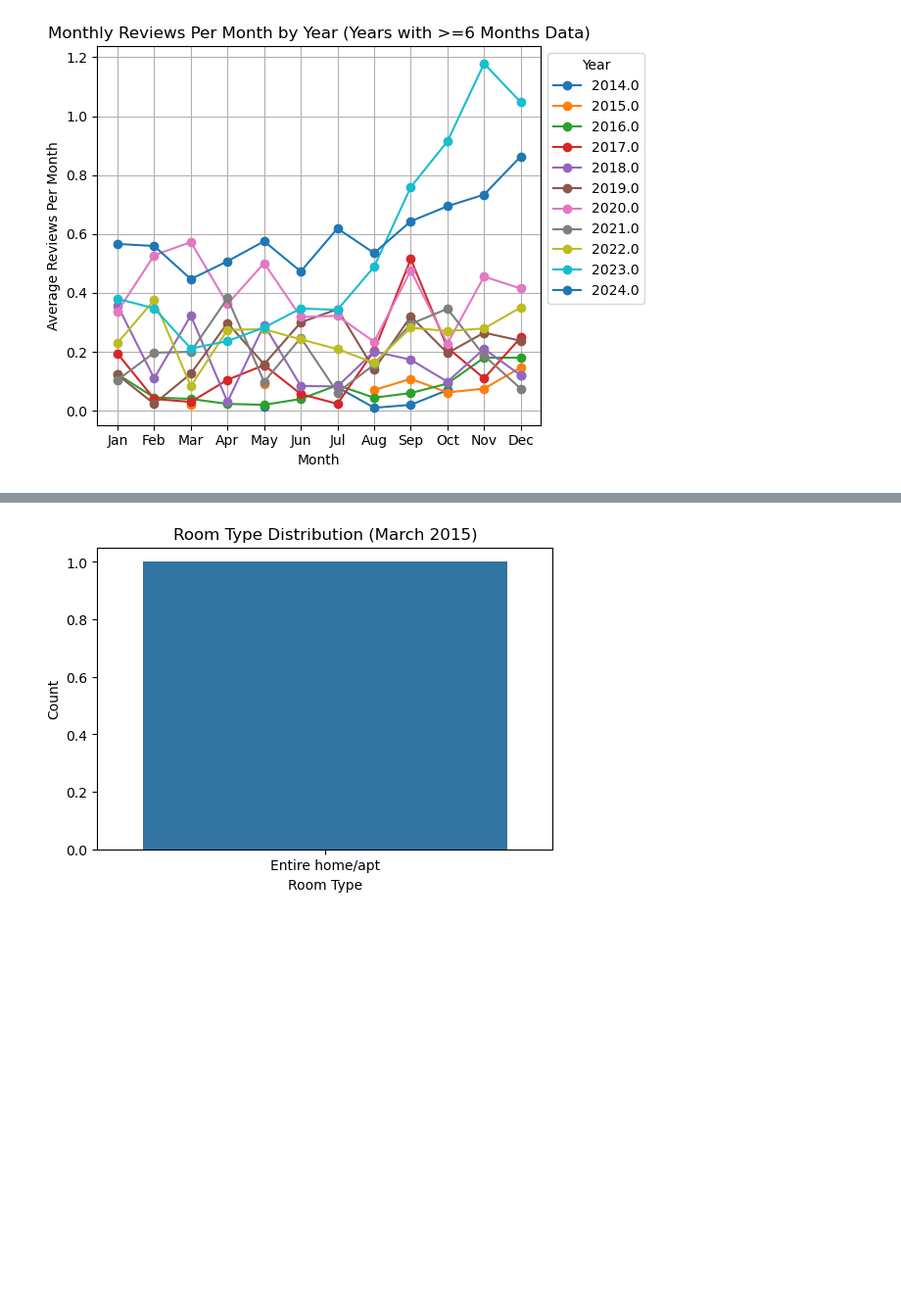
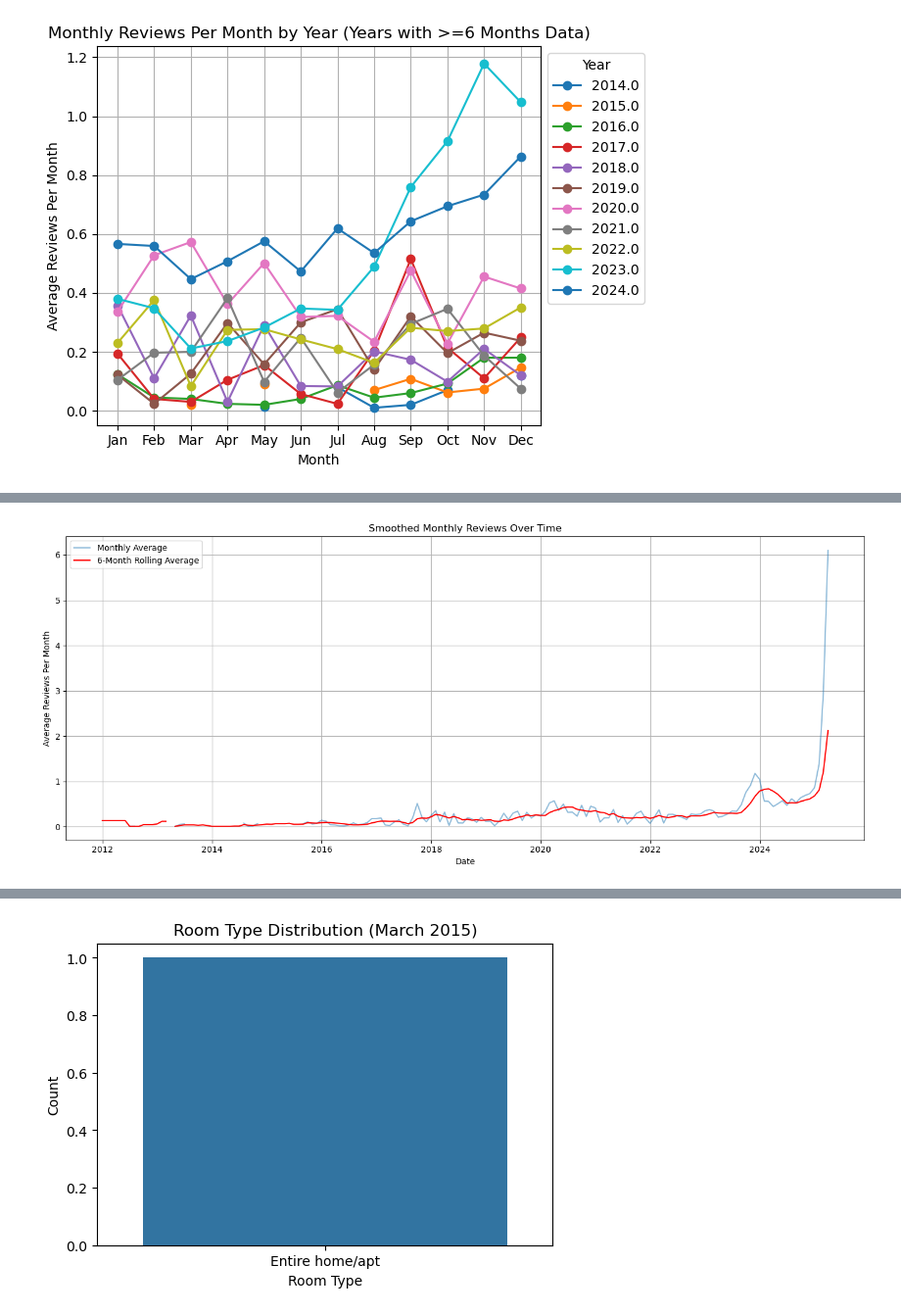
Before and after one commit to Deimos999/EDA, a Jupyter notebook: final_project.ipynb, the cells around one changed output, grey strips where cells are left out. Shown at 98% size. Saved outputs shown, nothing was run; the diff lists cells and outputs as text; code cells hidden in the pictures; blank space fills up the shorter version.

```diff
--- a/final_project.ipynb
+++ b/final_project.ipynb
@@ -1092,0 +1123,16 @@ plt.show()
+# %%
+# Use same monthly_ts from Option 1
+rolling_avg = monthly_ts.rolling(window=6, min_periods=1).mean()
+
+plt.figure(figsize=(14, 6))
+plt.plot(monthly_ts.index, monthly_ts, label='Monthly Average', alpha=0.5)
+plt.plot(rolling_avg.index, rolling_avg, label='6-Month Rolling Average', color='red')
+plt.title('Smoothed Monthly Reviews Over Time')
+plt.xlabel('Date')
+plt.ylabel('Average Reviews Per Month')
+plt.legend()
+plt.grid(True)
+plt.tight_layout()
+plt.show()
+# %% [output]
+[figure, added]
```
Also changed, not shown: parts of 9 cells of this notebook, 1 other file.
